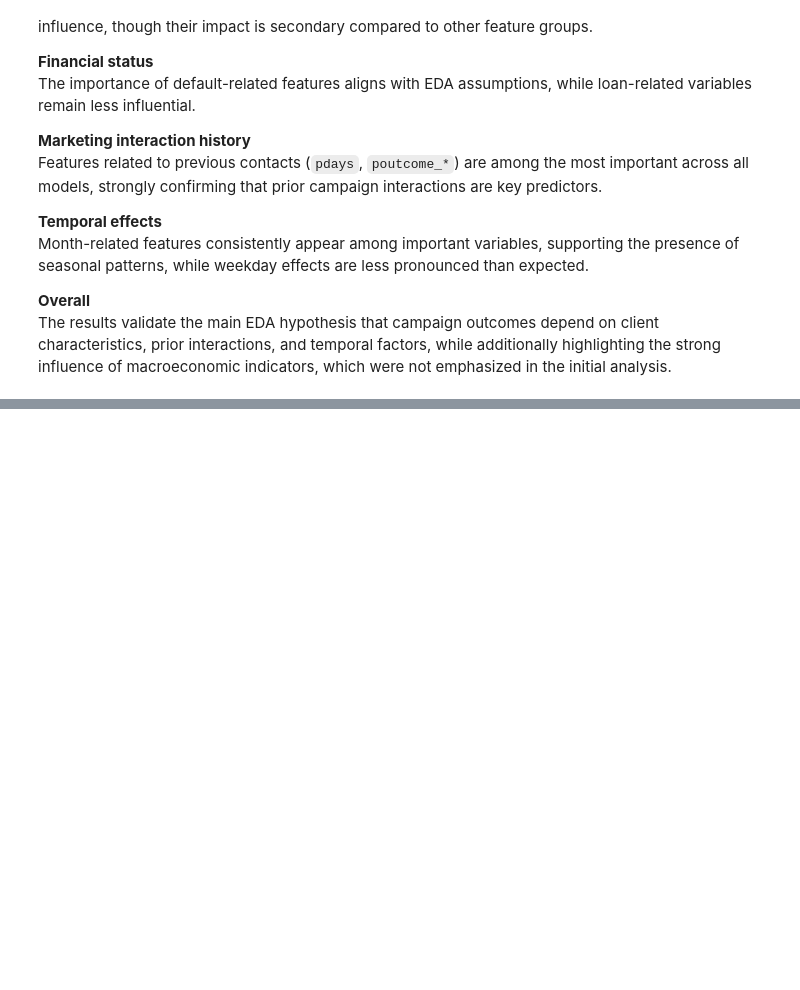
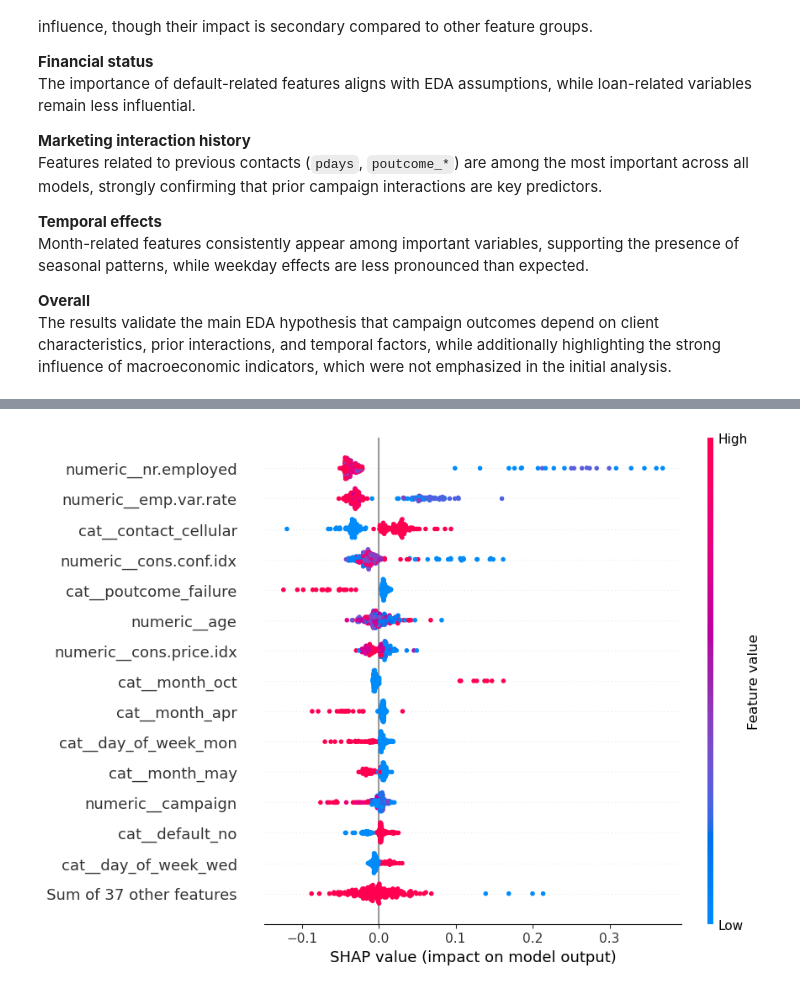
Before and after one commit to Maxstef/bank-deposit-prediction, a Jupyter notebook: notebooks/04_model_analysis.ipynb, the cells around one changed output, grey strips where cells are left out. Drawn from its saved outputs; the diff is of its cells as text; code cells hidden in the pictures; blank space fills up the shorter version.

```diff
--- a/notebooks/04_model_analysis.ipynb
+++ b/notebooks/04_model_analysis.ipynb
@@ -130,0 +260,5 @@ The results validate the main EDA hypothesis that campaign outcomes depend on cl
+# %%
+# XGB
+shap.plots.beeswarm(shap_values_xgb[:, :, 1], max_display=15)
+# %% [output]
+[figure, added]
```
Also changed, not shown: parts of 32 cells of this notebook, 2 other files.
